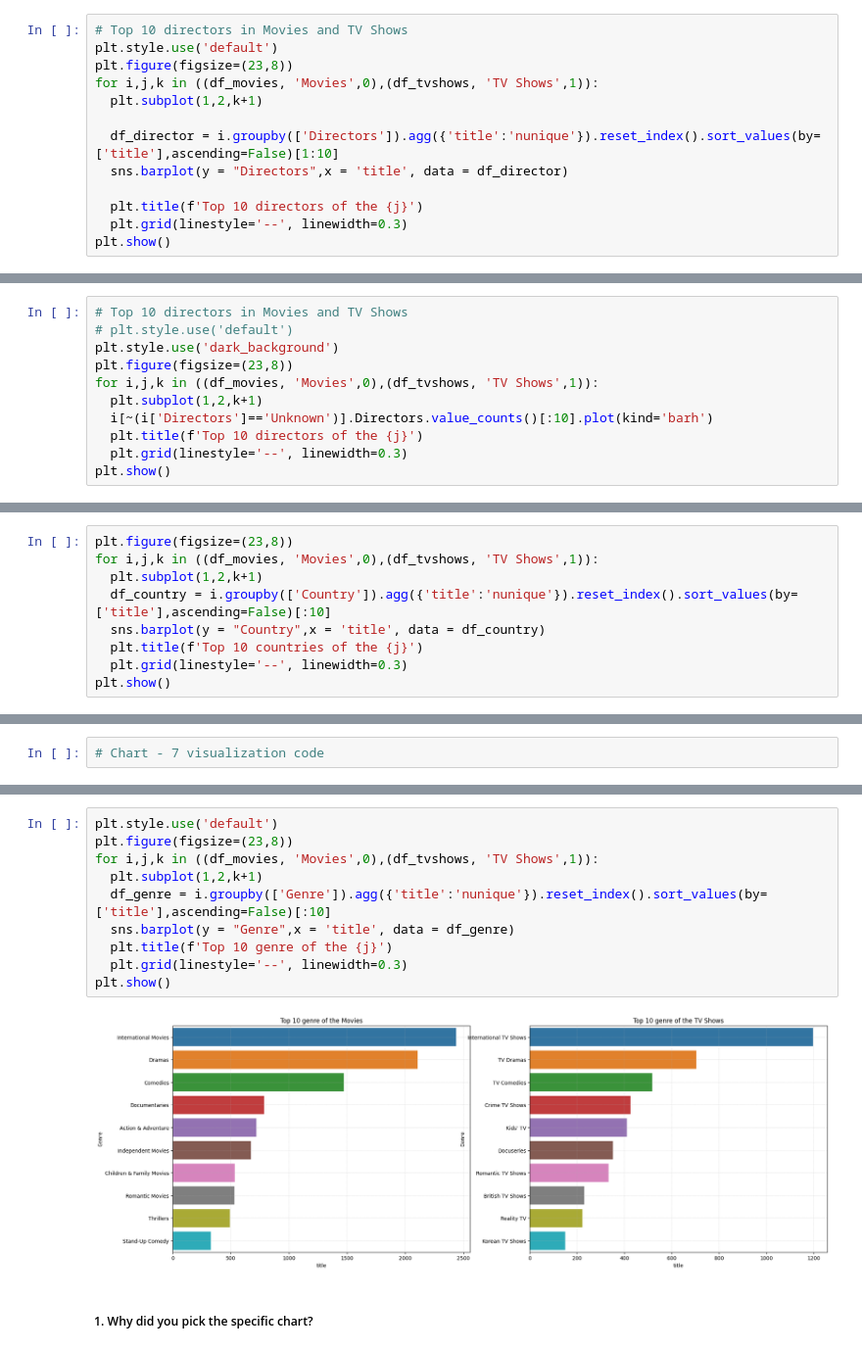
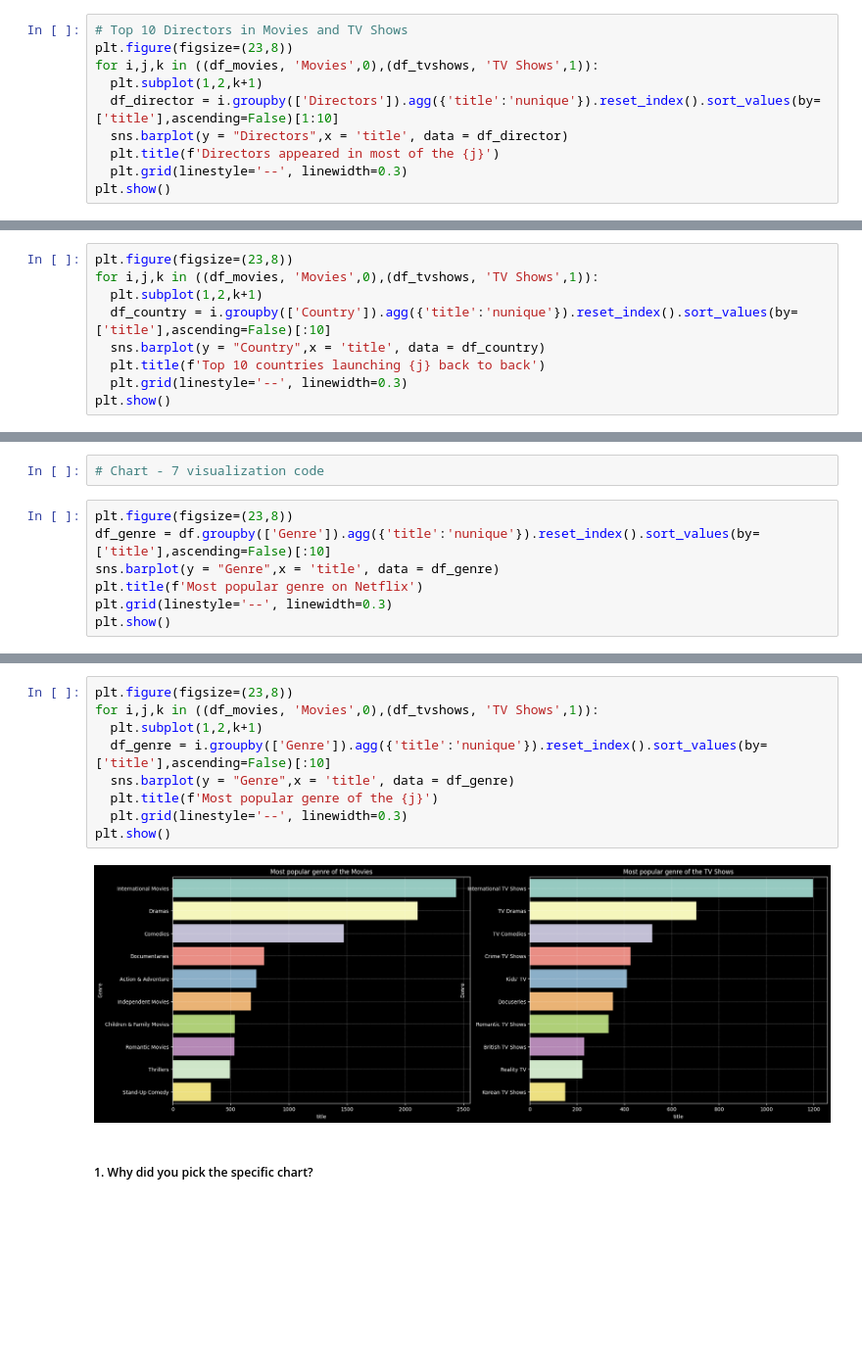
Before and after one commit to Shahrukh2016/Netflix_Movies_and_TV_Shows_Clustering, a Jupyter notebook: IndividualColab_NetflixMoviesAndTvShowsClustering.ipynb, the cells around one changed output, grey strips where cells are left out. Shown at 98% size. Drawn from its saved outputs; the diff is of its cells as text; blank space fills up the shorter version.

```diff
--- a/IndividualColab_NetflixMoviesAndTvShowsClustering.ipynb
+++ b/IndividualColab_NetflixMoviesAndTvShowsClustering.ipynb
@@ -808,14 +793,11 @@ Answer Here
 # %%
-# Top 10 directors in Movies and TV Shows
-plt.style.use('default')
+# Top 10 Directors in Movies and TV Shows
 plt.figure(figsize=(23,8))
 for i,j,k in ((df_movies, 'Movies',0),(df_tvshows, 'TV Shows',1)):
   plt.subplot(1,2,k+1)
-
   df_director = i.groupby(['Directors']).agg({'title':'nunique'}).reset_index().sort_values(by=['title'],ascending=False)[1:10]
   sns.barplot(y = "Directors",x = 'title', data = df_director)
-
-  plt.title(f'Top 10 directors of the {j}')
+  plt.title(f'Directors appeared in most of the {j}')
   plt.grid(linestyle='--', linewidth=0.3)
 plt.show()
 # %% [output]
@@ -823,11 +804,0 @@ plt.show()
-# %%
-# Top 10 directors in Movies and TV Shows
-# plt.style.use('default')
-plt.style.use('dark_background')
-plt.figure(figsize=(23,8))
-for i,j,k in ((df_movies, 'Movies',0),(df_tvshows, 'TV Shows',1)):
-  plt.subplot(1,2,k+1)
-  i[~(i['Directors']=='Unknown')].Directors.value_counts()[:10].plot(kind='barh')
-  plt.title(f'Top 10 directors of the {j}')
-  plt.grid(linestyle='--', linewidth=0.3)
-plt.show()
@@ -882,7 +852,7 @@ for i,j,k in ((df_movies, 'Movies',0),(df_tvshows, 'TV Shows',1)):
   plt.subplot(1,2,k+1)
   df_country = i.groupby(['Country']).agg({'title':'nunique'}).reset_index().sort_values(by=['title'],ascending=False)[:10]
   sns.barplot(y = "Country",x = 'title', data = df_country)
-  plt.title(f'Top 10 countries of the {j}')
+  plt.title(f'Top 10 countries launching {j} back to back')
   plt.grid(linestyle='--', linewidth=0.3)
 plt.show()
 # %% [output]
@@ -905,2 +875,9 @@ Answer Here
 # %%
 # Chart - 7 visualization code
+# %%
+plt.figure(figsize=(23,8))
+df_genre = df.groupby(['Genre']).agg({'title':'nunique'}).reset_index().sort_values(by=['title'],ascending=False)[:10]
+sns.barplot(y = "Genre",x = 'title', data = df_genre)
+plt.title(f'Most popular genre on Netflix')
+plt.grid(linestyle='--', linewidth=0.3)
+plt.show()
@@ -907,15 +886,14 @@ Answer Here
 # %%
-plt.style.use('default')
 plt.figure(figsize=(23,8))
 for i,j,k in ((df_movies, 'Movies',0),(df_tvshows, 'TV Shows',1)):
   plt.subplot(1,2,k+1)
   df_genre = i.groupby(['Genre']).agg({'title':'nunique'}).reset_index().sort_values(by=['title'],ascending=False)[:10]
   sns.barplot(y = "Genre",x = 'title', data = df_genre)
-  plt.title(f'Top 10 genre of the {j}')
+  plt.title(f'Most popular genre of the {j}')
   plt.grid(linestyle='--', linewidth=0.3)
 plt.show()
 # %% [output]
-[figure, old version]
+[figure, new version]
 # %% [markdown]
 ##### 1. Why did you pick the specific chart?
 # %% [markdown]
```
Also changed, not shown: parts of 18 cells of this notebook.
